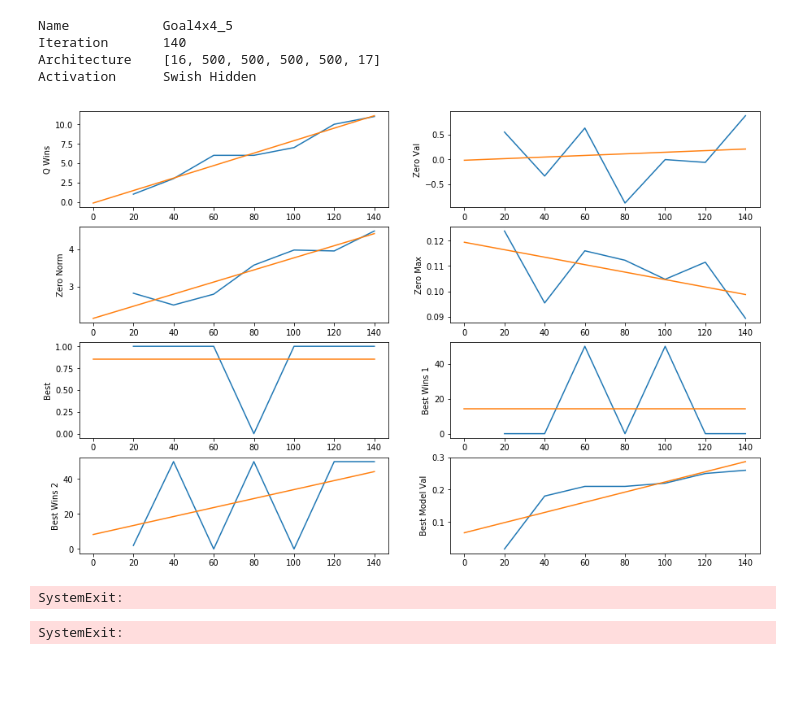
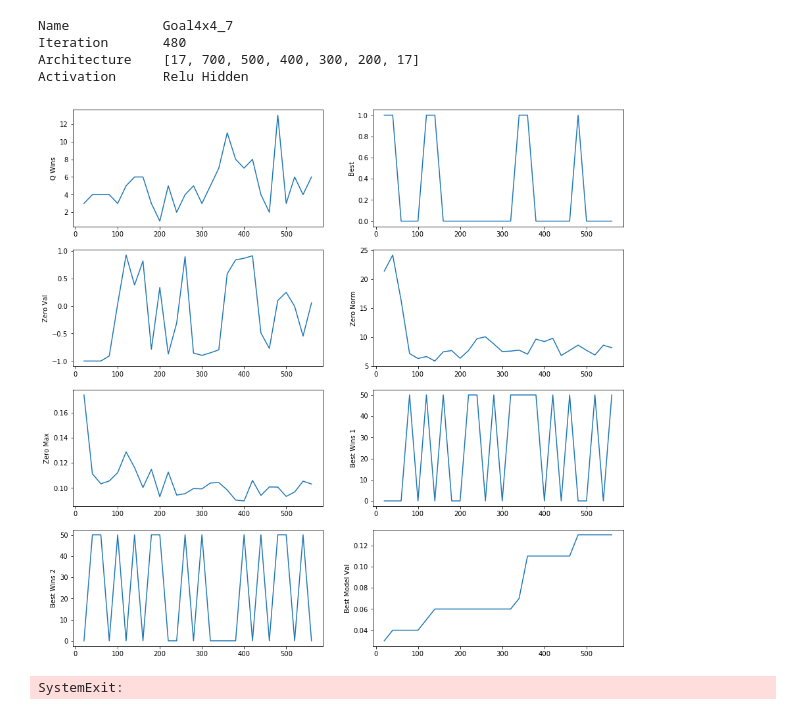
Before and after one commit to abeoliver/Deep-Notakto, a Jupyter notebook: deepnotakto/Agent Explorer.ipynb, the cells around one changed output. Saved outputs shown, nothing was run; the diff lists cells and outputs as text; code cells hidden in the pictures; blank space fills up the shorter version.

```diff
--- a/deepnotakto/Agent Explorer.ipynb
+++ b/deepnotakto/Agent Explorer.ipynb
@@ -13,29 +14,30 @@ import agents.qtree as qtree
 import statistics
 # %%
 # Load the desired agent
-PATH = "agents/saves/goal_4x4_5_best.npz"
-STATS_PATH = "agents/saves/Goal4x4_5"
+version = 7
+PATH = "agents/saves/goal_4x4_{}_best.npz".format(version)
+STATS_PATH = "agents/saves/Goal4x4_{}".format(version)
 AGENT_PLAYER = 2
 agent = util.load_agent(PATH, qtree.QTree)
 # Output the description of given agent
 print("Name\t\t{}\nIteration\t{}\nArchitecture\t{}\nActivation\t{} {}".format(
-    agent.name, agent.iteration, agent.architecture, agent.activation_func_name.title(), agent.activation_type.title()))
+    agent.name, agent.iteration, agent.layers, agent.activation_func_name.title(), agent.activation_type.title()))
 # Create game setting
 env = Env(agent.size)
 r = RandomAgent(env)
 h = Human()
 agent.mode("q")
 # Get statistics
 stats = statistics.group_stats_by_type(statistics.get_stats(STATS_PATH))
 # Display stats
-desired = ["q_wins", "zero_val", "zero_norm", "zero_max", "best", "best_wins_1", "best_wins_2", "best_model_val"]
-statistics.plot_value(stats, , fig_size = (15, 10), best_fit = True)
+desired = ["q_wins", "best", "zero_val", "zero_norm", "zero_max", "best_wins_1", "best_wins_2", "best_model_val"]
+statistics.plot_value(stats, desired, fig_size = (15, 15), best_fit = False)
 # %% [output]
-Name            Goal4x4_5
-Iteration       140
-Architecture    [16, 500, 500, 500, 500, 17]
-Activation      Swish Hidden
+Name            Goal4x4_7
+Iteration       480
+Architecture    [17, 700, 500, 400, 300, 200, 17]
+Activation      Relu Hidden
-[figure, old version]
+[figure, new version]
 # %%
 # Run a visual game against a random opponent
 players = [agent, r]
@@ -46,5 +48,3 @@ SystemExit:
 # Run a visual game against a human
 players = [agent, h]
 GameWithConfidences(env, players[AGENT_PLAYER - 1], players[2 - AGENT_PLAYER], show_confidences = True)
-# %% [output]
-SystemExit:
```
Also changed, not shown: parts of 3 cells of this notebook, 8 other files.
